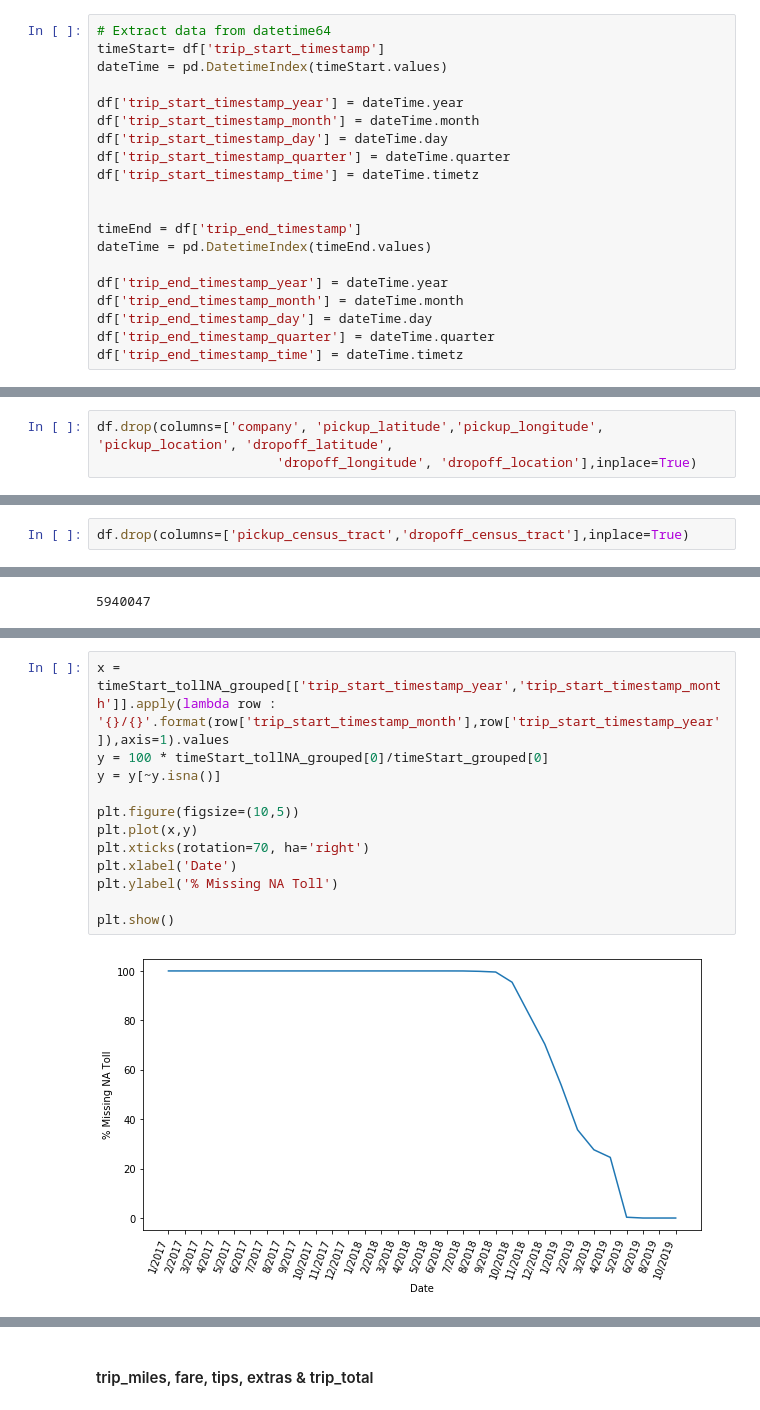
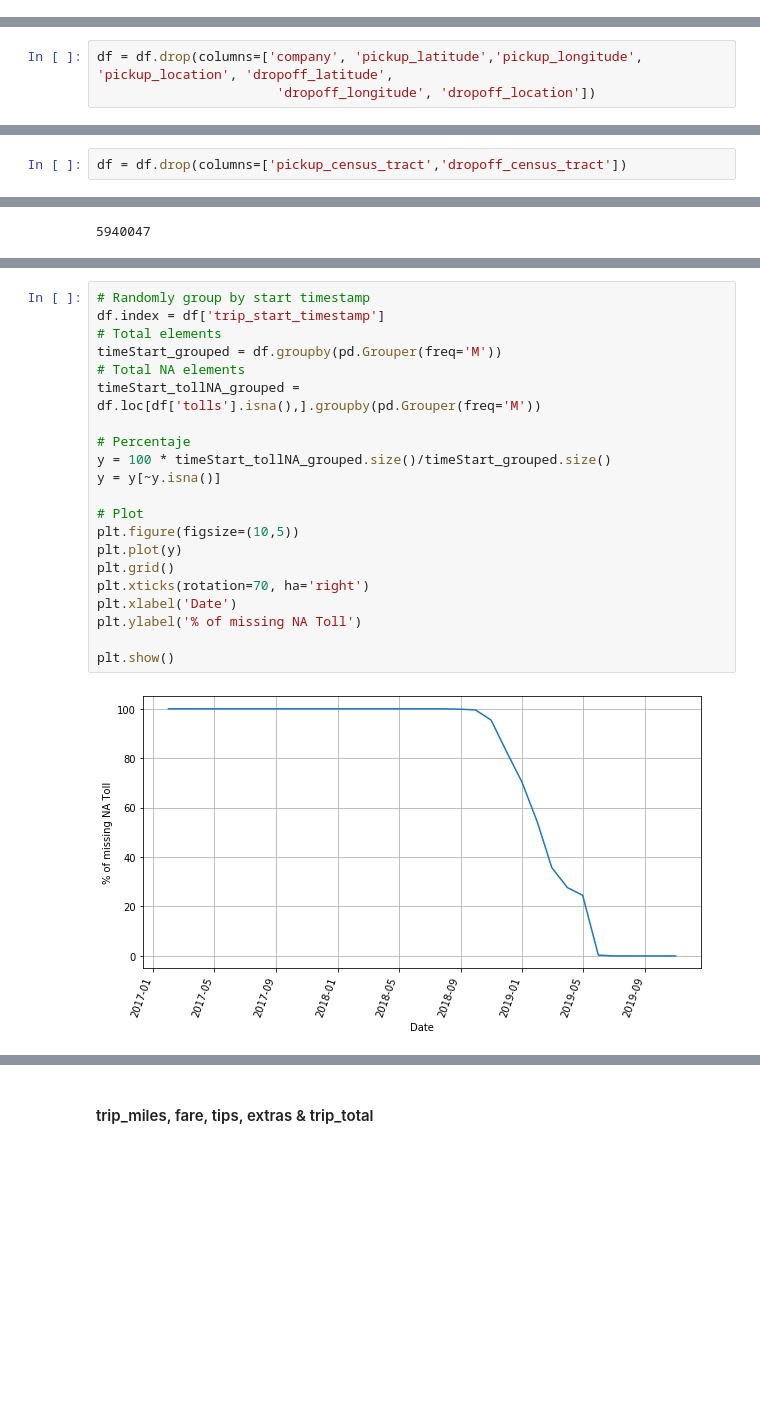
Before and after one commit to alexisgaziello/CSP_MATH_571_taxi_oracle, a Jupyter notebook: src/Taxis Analysis.ipynb, the cells around one changed output, grey strips where cells are left out. Cells and saved outputs as stored; diff of their text form; blank space fills up the shorter version.

```diff
--- a/src/Taxis Analysis.ipynb
+++ b/src/Taxis Analysis.ipynb
@@ -112,20 +98,0 @@ df['trip_end_timestamp'] = pd.to_datetime(df['trip_end_timestamp'],format="%Y-%m
-# %%
-# Extract data from datetime64
-timeStart= df['trip_start_timestamp']
-dateTime = pd.DatetimeIndex(timeStart.values)
-
-df['trip_start_timestamp_year'] = dateTime.year
-df['trip_start_timestamp_month'] = dateTime.month
-df['trip_start_timestamp_day'] = dateTime.day
-df['trip_start_timestamp_quarter'] = dateTime.quarter
-df['trip_start_timestamp_time'] = dateTime.timetz
-
-
-timeEnd = df['trip_end_timestamp']
-dateTime = pd.DatetimeIndex(timeEnd.values)
-
-df['trip_end_timestamp_year'] = dateTime.year
-df['trip_end_timestamp_month'] = dateTime.month
-df['trip_end_timestamp_day'] = dateTime.day
-df['trip_end_timestamp_quarter'] = dateTime.quarter
-df['trip_end_timestamp_time'] = dateTime.timetz
@@ -181,3 +118,3 @@ Drop useless columns
 # %%
-df.drop(columns=['company', 'pickup_latitude','pickup_longitude', 'pickup_location', 'dropoff_latitude',
-                       'dropoff_longitude', 'dropoff_location'],inplace=True)
+df = df.drop(columns=['company', 'pickup_latitude','pickup_longitude', 'pickup_location', 'dropoff_latitude',
+                       'dropoff_longitude', 'dropoff_location'])
@@ -205,4 +143,4 @@ dtype: float64
 # %% [markdown]
 As we can see in the dataset description, pickup_census_tract and dropoff_census_tract have a high number of missing values due to user privacy, so we delete these columns.
 # %%
-df.drop(columns=['pickup_census_tract','dropoff_census_tract'],inplace=True)
+df = df.drop(columns=['pickup_census_tract','dropoff_census_tract'])
@@ -233,14 +165,23 @@ timeStart_tollNA_grouped = timeStart_tollNA.groupby(['trip_start_timestamp_year'
 # %%
-x = timeStart_tollNA_grouped[['trip_start_timestamp_year','trip_start_timestamp_month']].apply(lambda row : '{}/{}'.format(row['trip_start_timestamp_month'],row['trip_start_timestamp_year']),axis=1).values
-y = 100 * timeStart_tollNA_grouped[0]/timeStart_grouped[0]
+# Randomly group by start timestamp
+df.index = df['trip_start_timestamp']
+# Total elements
+timeStart_grouped = df.groupby(pd.Grouper(freq='M'))
+# Total NA elements
+timeStart_tollNA_grouped = df.loc[df['tolls'].isna(),].groupby(pd.Grouper(freq='M'))
+
+# Percentaje
+y = 100 * timeStart_tollNA_grouped.size()/timeStart_grouped.size()
 y = y[~y.isna()]
 
+# Plot
 plt.figure(figsize=(10,5))
-plt.plot(x,y)
+plt.plot(y)
+plt.grid()
 plt.xticks(rotation=70, ha='right')
 plt.xlabel('Date')
-plt.ylabel('% Missing NA Toll')
+plt.ylabel('% of missing NA Toll')
 
 plt.show()
 # %% [output]
-[figure, old version]
+[figure, new version]
```
Also changed, not shown: parts of 56 cells of this notebook, 1 other file.
